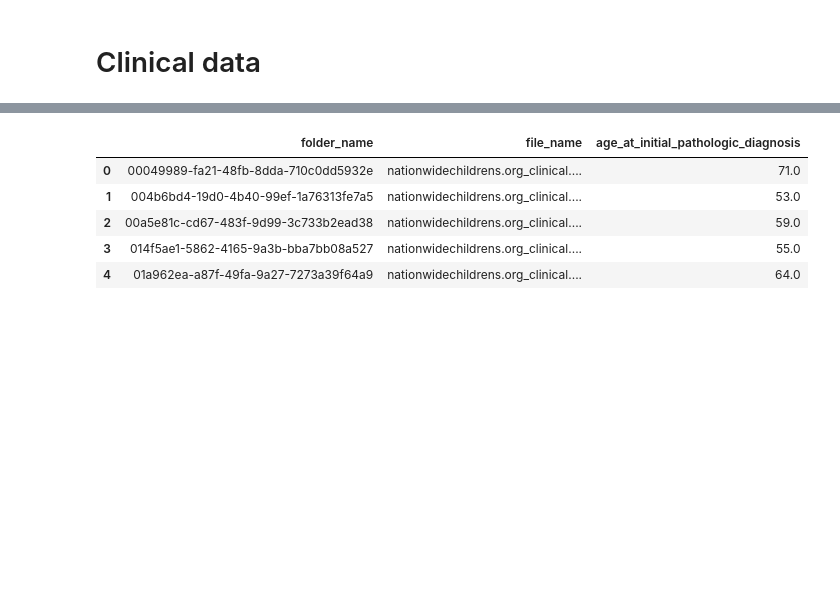
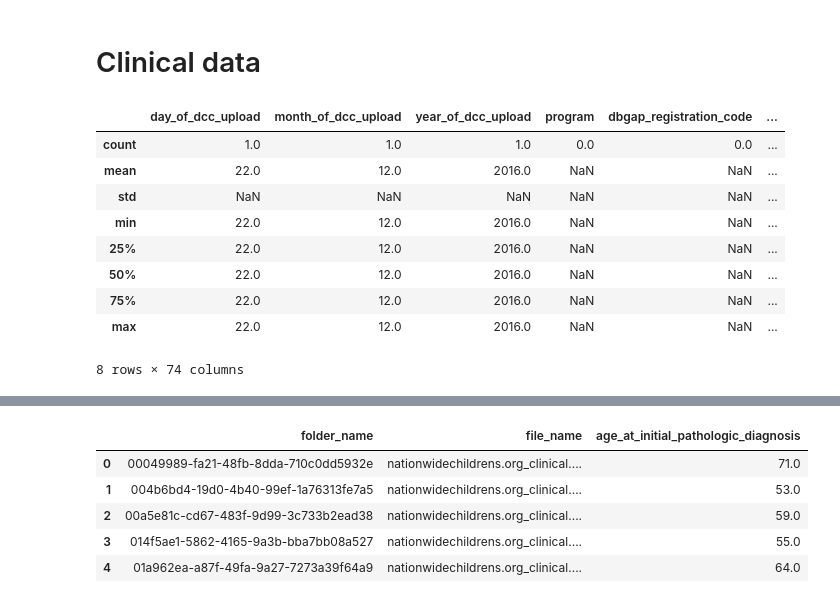
Before and after one commit to giorgiaBertacchini/miRNA_survival_analysis, a Jupyter notebook: notebooks/data_analysis.ipynb, the cells around one changed output, grey strips where cells are left out. Drawn from its saved outputs; the diff is of its cells as text; code cells hidden in the pictures; blank space fills up the shorter version.

```diff
--- a/notebooks/data_analysis.ipynb
+++ b/notebooks/data_analysis.ipynb
@@ -4,5 +4,22 @@ import os
 # %% [markdown]
  # Clinical data
+# %%
+file_path = "../datasets/clinical_data/0a9561ad-0d8e-4776-be26-c9d7b2825045/nationwidechildrens.org_clinical.TCGA-B6-A0IG.xml"
+
+temp_df = pd.read_xml(file_path, parser="etree")
+
+temp_df.describe()
+# %% [output]
+|  | day_of_dcc_upload | month_of_dcc_upload | year_of_dcc_upload | program | dbgap_registration_code | ... |
+| count | 1.0 | 1.0 | 1.0 | 0.0 | 0.0 | ... |
+| mean | 22.0 | 12.0 | 2016.0 | NaN | NaN | ... |
+| std | NaN | NaN | NaN | NaN | NaN | ... |
+| min | 22.0 | 12.0 | 2016.0 | NaN | NaN | ... |
+| 25% | 22.0 | 12.0 | 2016.0 | NaN | NaN | ... |
+| 50% | 22.0 | 12.0 | 2016.0 | NaN | NaN | ... |
+| 75% | 22.0 | 12.0 | 2016.0 | NaN | NaN | ... |
+| max | 22.0 | 12.0 | 2016.0 | NaN | NaN | ... |
+8 rows × 74 columns
 # %%
 def import_xml(file_path):
     temp_df = pd.read_xml(file_path, parser="etree")
```
Also changed, not shown: parts of 13 cells of this notebook, 1 other file.
